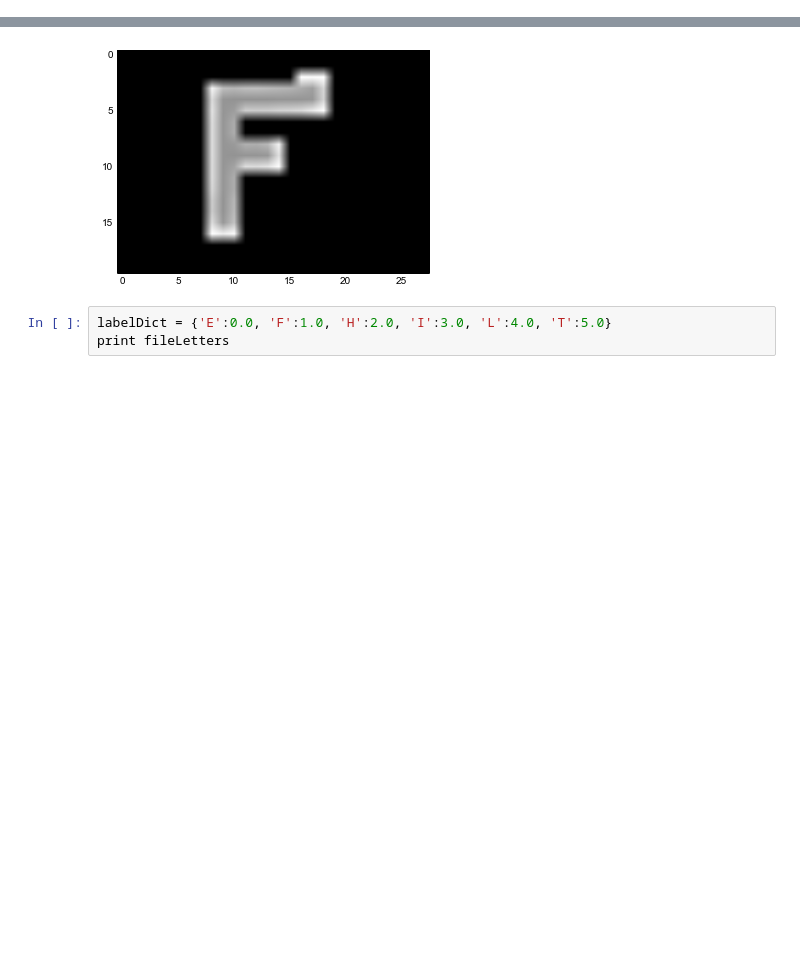
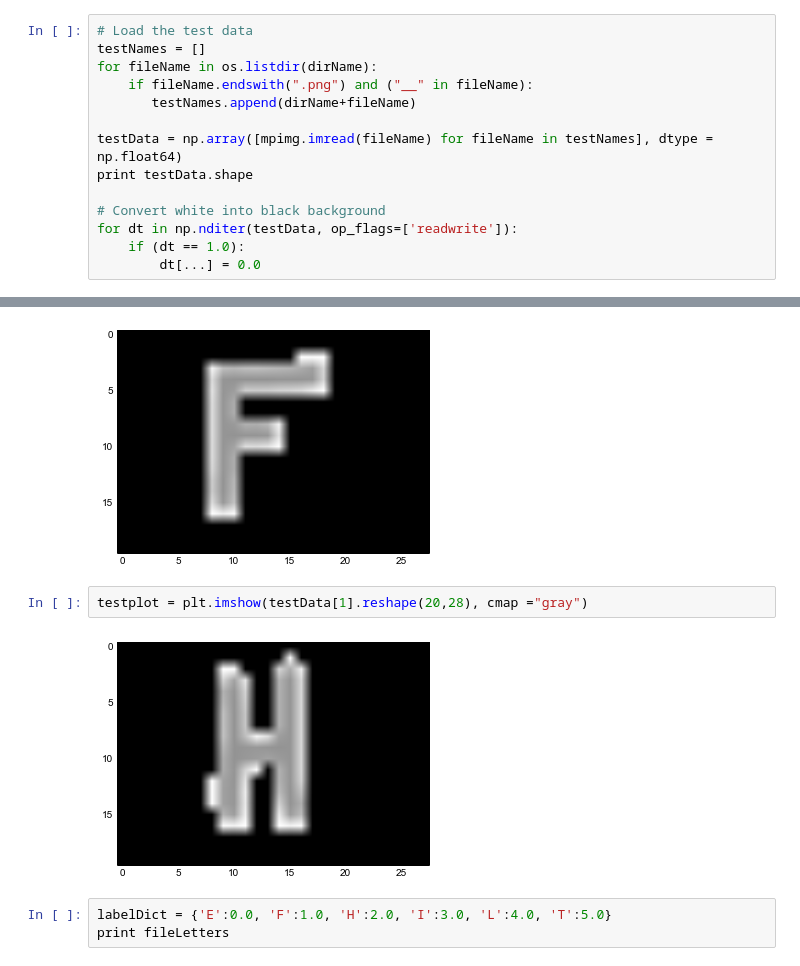
Before and after one commit to XPRIZE/GLEXP-Team-SlideSpeech, a Jupyter notebook: TestNN/NN.ipynb, the cells around one changed output, grey strips where cells are left out. Drawn from its saved outputs; the diff is of its cells as text; blank space fills up the shorter version.

Commit message:
Added the first working version.  Need more training data.

```diff
--- a/TestNN/NN.ipynb
+++ b/TestNN/NN.ipynb
@@ -28,0 +32,14 @@ for dt in np.nditer(data, op_flags=['readwrite']):
+# %%
+# Load the test data
+testNames = []
+for fileName in os.listdir(dirName):
+    if fileName.endswith(".png") and ("__" in fileName):
+       testNames.append(dirName+fileName)
+
+testData = np.array([mpimg.imread(fileName) for fileName in testNames], dtype = np.float64)
+print testData.shape
+
+# Convert white into black background
+for dt in np.nditer(testData, op_flags=['readwrite']):
+    if (dt == 1.0):
+        dt[...] = 0.0
@@ -30,6 +49,10 @@ for dt in np.nditer(data, op_flags=['readwrite']):
 imgplot = plt.imshow(data[9].reshape(20,28), cmap="gray")
 # %% [output]
 [figure]
+# %%
+testplot = plt.imshow(testData[1].reshape(20,28), cmap ="gray")
+# %% [output]
+[figure, added]
 # %%
 labelDict = {'E':0.0, 'F':1.0, 'H':2.0, 'I':3.0, 'L':4.0, 'T':5.0}
 print fileLetters
```
Also changed, not shown: parts of 18 cells of this notebook, 1 other file.
